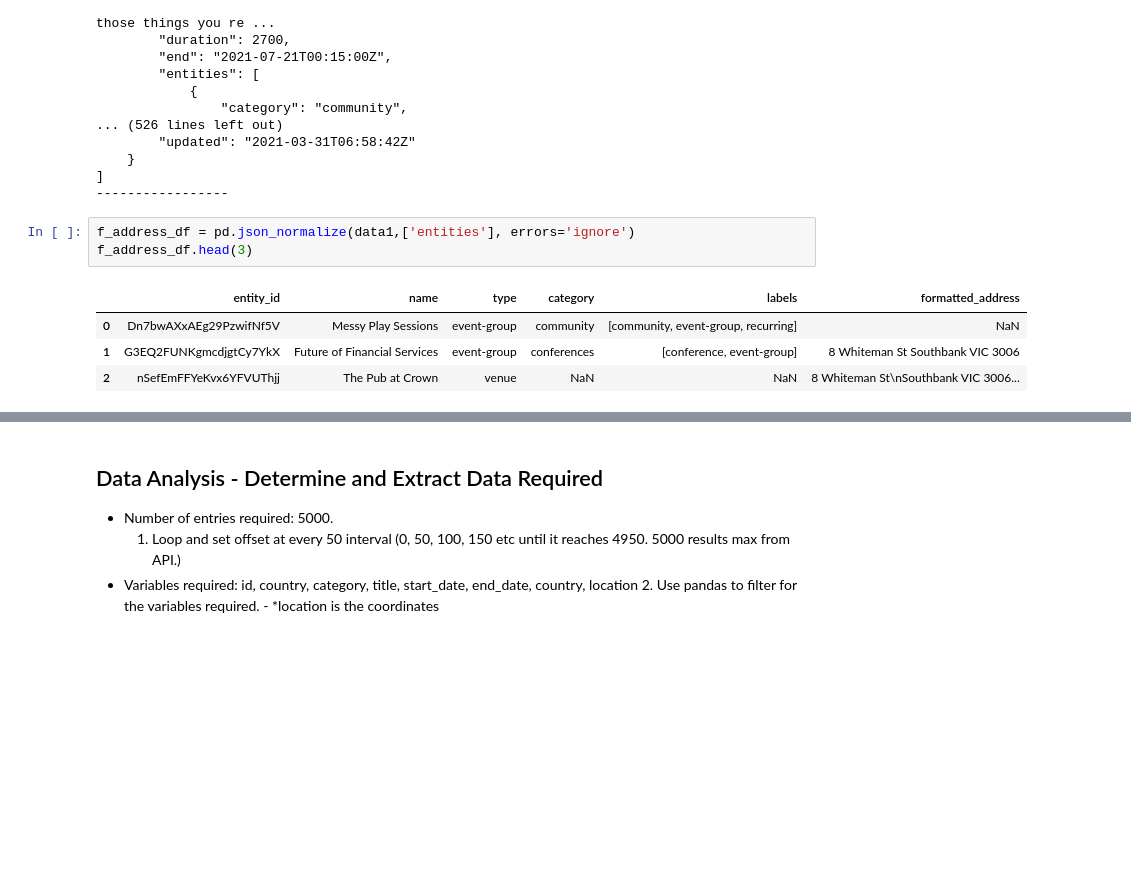
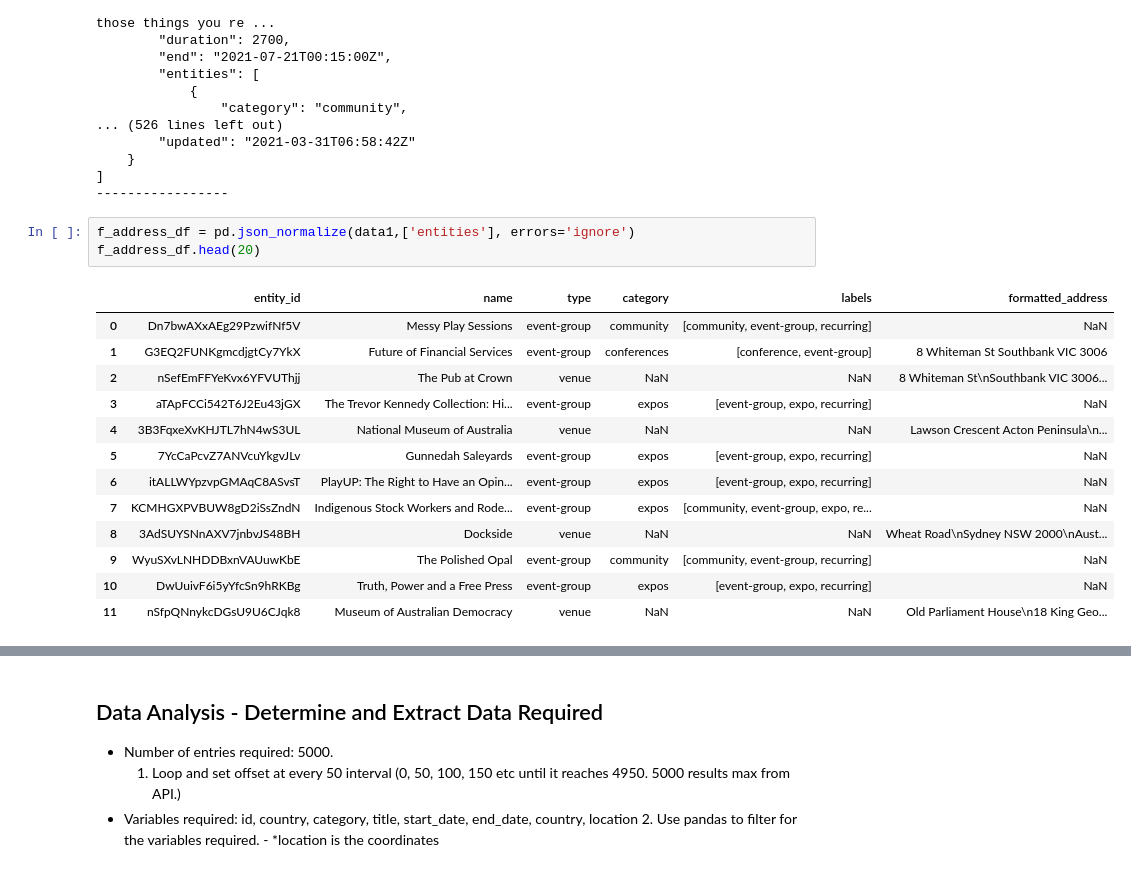
Before and after one commit to annabelcheong/project2, a Jupyter notebook: events.ipynb, the cells around one changed output, grey strips where cells are left out. Cells and saved outputs as stored; diff of their text form; blank space fills up the shorter version.

```diff
--- a/events.ipynb
+++ b/events.ipynb
@@ -109,12 +109,21 @@ print('-----------------')
 -----------------
 # %%
 f_address_df = pd.json_normalize(data1,['entities'], errors='ignore')
-f_address_df.head(3)
+f_address_df.head(20)
 # %% [output]
 |  | entity_id | name | type | category | labels | formatted_address |
 | 0 | Dn7bwAXxAEg29PzwifNf5V | Messy Play Sessions | event-group | community | [community, event-group, recurring] | NaN |
 | 1 | G3EQ2FUNKgmcdjgtCy7YkX | Future of Financial Services | event-group | conferences | [conference, event-group] | 8 Whiteman St Southbank VIC 3006 |
 | 2 | nSefEmFFYeKvx6YFVUThjj | The Pub at Crown | venue | NaN | NaN | 8 Whiteman St\nSouthbank VIC 3006... |
+| 3 | aTApFCCi542T6J2Eu43jGX | The Trevor Kennedy Collection: Hi... | event-group | expos | [event-group, expo, recurring] | NaN |
+| 4 | 3B3FqxeXvKHJTL7hN4wS3UL | National Museum of Australia | venue | NaN | NaN | Lawson Crescent Acton Peninsula\n... |
+| 5 | 7YcCaPcvZ7ANVcuYkgvJLv | Gunnedah Saleyards | event-group | expos | [event-group, expo, recurring] | NaN |
+| 6 | itALLWYpzvpGMAqC8ASvsT | PlayUP: The Right to Have an Opin... | event-group | expos | [event-group, expo, recurring] | NaN |
+| 7 | KCMHGXPVBUW8gD2iSsZndN | Indigenous Stock Workers and Rode... | event-group | expos | [community, event-group, expo, re... | NaN |
+| 8 | 3AdSUYSNnAXV7jnbvJS48BH | Dockside | venue | NaN | NaN | Wheat Road\nSydney NSW 2000\nAust... |
+| 9 | WyuSXvLNHDDBxnVAUuwKbE | The Polished Opal | event-group | community | [community, event-group, recurring] | NaN |
+| 10 | DwUuivF6i5yYfcSn9hRKBg | Truth, Power and a Free Press | event-group | expos | [event-group, expo, recurring] | NaN |
+| 11 | nSfpQNnykcDGsU9U6CJqk8 | Museum of Australian Democracy | venue | NaN | NaN | Old Parliament House\n18 King Geo... |
 # %%
 # View json data in dataframe format using pandas. (Note: variable "data" includes all data)
 # variable "events_df" dataframe from dictionary data > results
```
Also changed, not shown: parts of 4 cells of this notebook.
